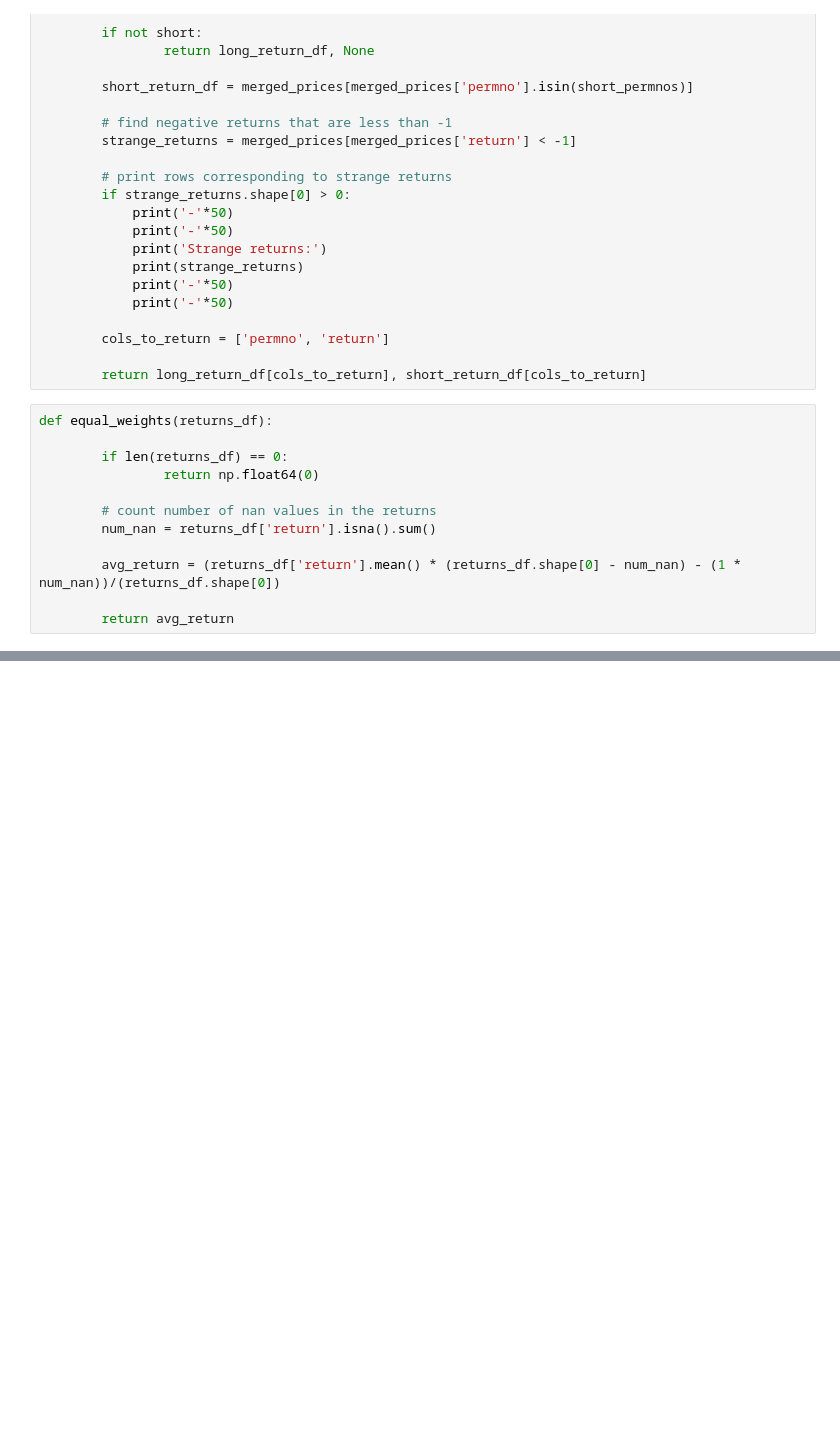
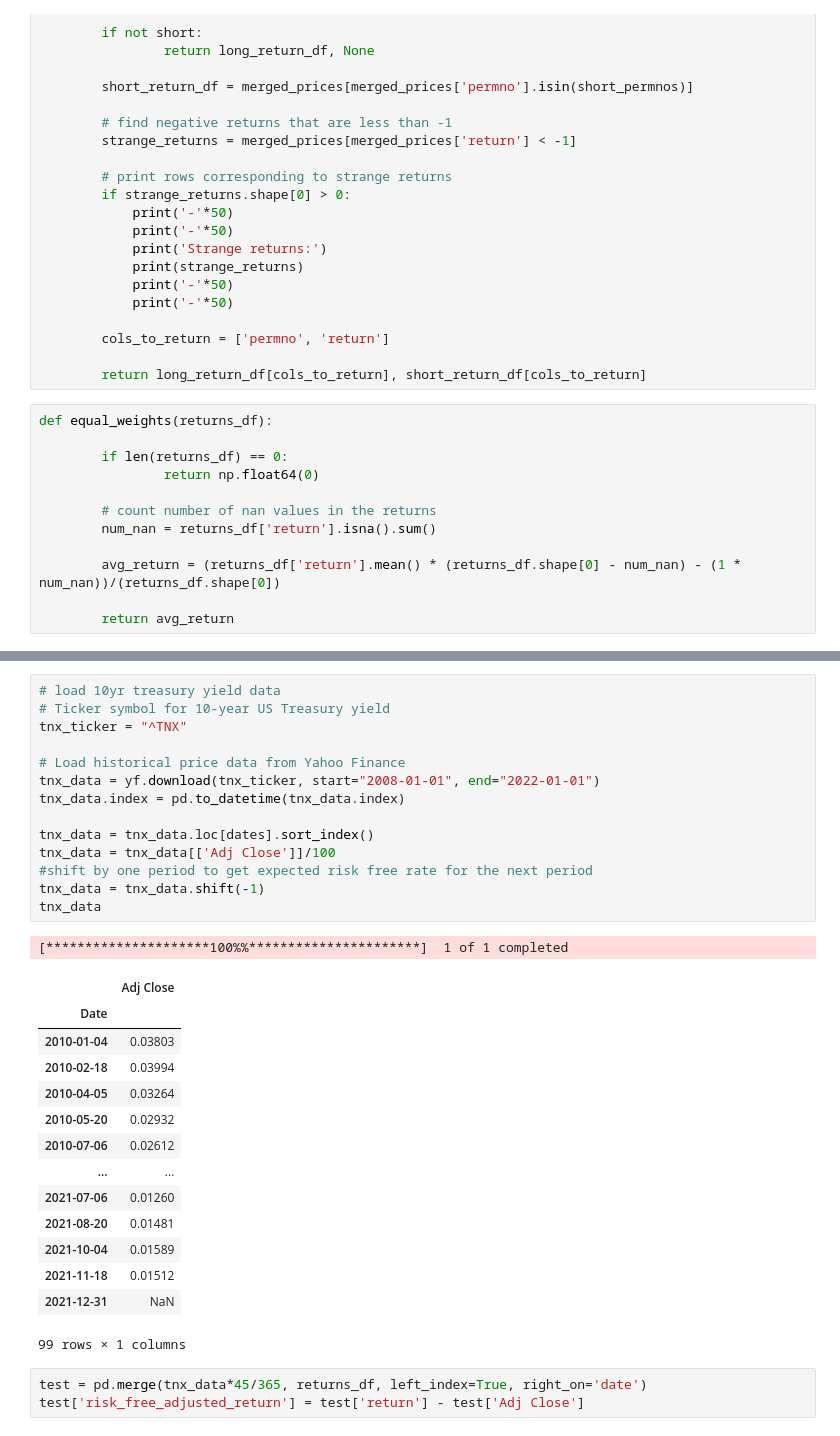
Before and after one commit to NotFrancee/bsic_hephaestus_paper, a Jupyter notebook: src/xgboost/back_testing_equal_weights.ipynb, the cells around one changed output, grey strips where cells are left out. Cells and saved outputs as stored; diff of their text form; blank space fills up the shorter version.

```diff
--- a/src/xgboost/back_testing_equal_weights.ipynb
+++ b/src/xgboost/back_testing_equal_weights.ipynb
@@ -489,0 +544,33 @@ Name: return_to_multiply, dtype: float64
+# %%
+# load 10yr treasury yield data
+# Ticker symbol for 10-year US Treasury yield
+tnx_ticker = "^TNX"
+
+# Load historical price data from Yahoo Finance
+tnx_data = yf.download(tnx_ticker, start="2008-01-01", end="2022-01-01")
+tnx_data.index = pd.to_datetime(tnx_data.index)
+
+tnx_data = tnx_data.loc[dates].sort_index()
+tnx_data = tnx_data[['Adj Close']]/100
+#shift by one period to get expected risk free rate for the next period
+tnx_data = tnx_data.shift(-1)
+tnx_data
+# %% [output]
+[*********************100%%**********************]  1 of 1 completed
+|  | Adj Close |
+| Date |  |
+| 2010-01-04 | 0.03803 |
+| 2010-02-18 | 0.03994 |
+| 2010-04-05 | 0.03264 |
+| 2010-05-20 | 0.02932 |
+| 2010-07-06 | 0.02612 |
+| ... | ... |
+| 2021-07-06 | 0.01260 |
+| 2021-08-20 | 0.01481 |
+| 2021-10-04 | 0.01589 |
+| 2021-11-18 | 0.01512 |
+| 2021-12-31 | NaN |
+99 rows × 1 columns
+# %%
+test = pd.merge(tnx_data*45/365, returns_df, left_index=True, right_on='date')
+test['risk_free_adjusted_return'] = test['return'] - test['Adj Close']
```
Also changed, not shown: parts of 18 cells of this notebook.
